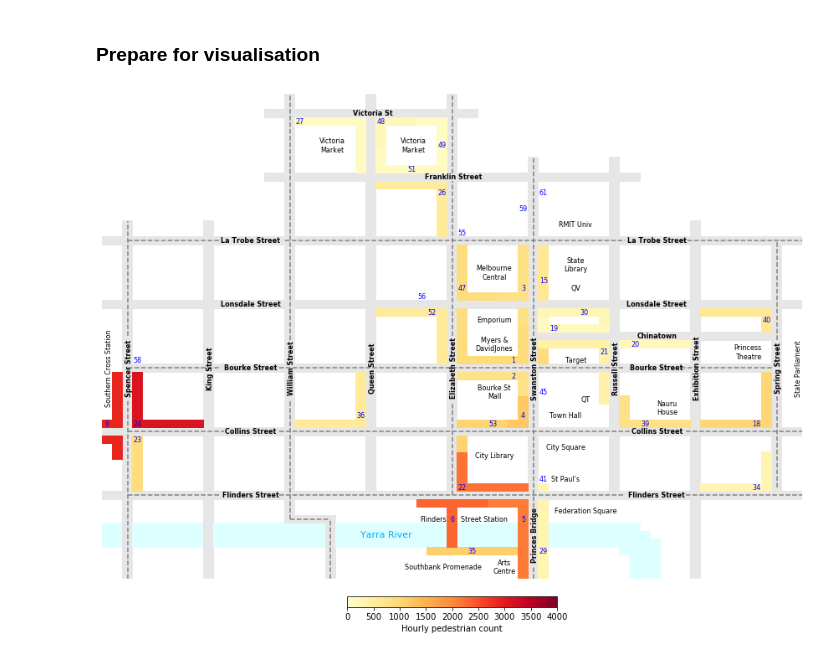
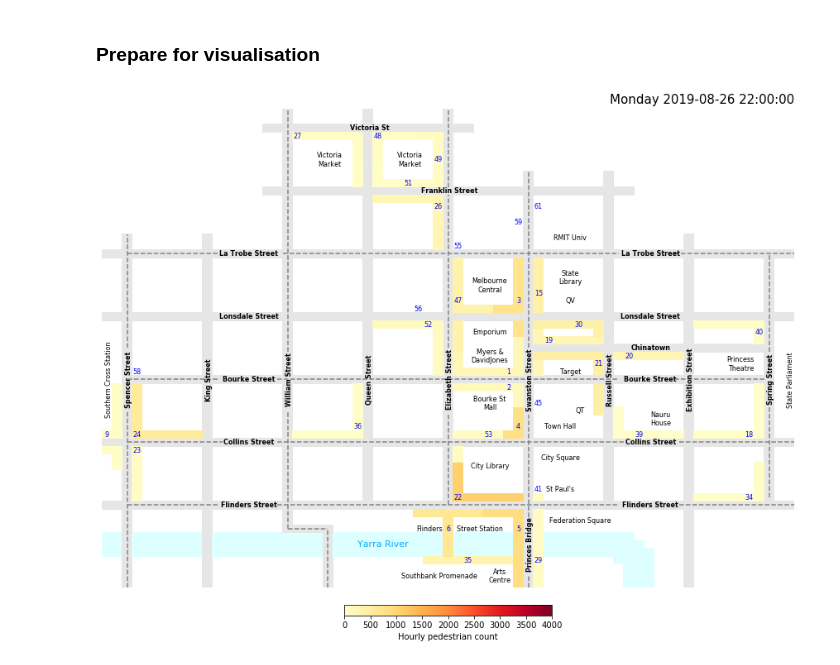
Before and after one commit to khairulomar/Melbourne_pedestrian, a Jupyter notebook: Melbourne_pedestrian.ipynb, the cells around one changed output. Cells and saved outputs as stored; diff of their text form; code cells hidden in the pictures.

```diff
--- a/Melbourne_pedestrian.ipynb
+++ b/Melbourne_pedestrian.ipynb
@@ -1478,19 +1480,19 @@ tram_lines_h = [[7.5,  18.5, 22.5],
                 [42.5,   18, 51.5],
                 [42.5,   57,   69]]
 
-tram_lines_v = [[ 2.5,    0, 22.5],
-                [ 2.5, 30.5,   45],
-                [18.5,  7.5, 22.5],
-                [18.5,   30,   61],
+tram_lines_v = [[ 2.5,    0,   23],
+                [ 2.5, 29.5,   45],
+                [18.5,  7.5,   23],
+                [18.5,   29.5, 61],
                 [22.5,    0,  7.5],
-                [34.5, 10.5,   22],
-                [34.5, 30.5,   50],
+                [34.5, 10.5,   23],
+                [34.5, 29.5,   50],
                 [34.5,   51,   61],
                 [42.5,    0,  1.5],
-                [42.5,    9,   22],
-                [42.5, 30.5,   53],
+                [42.5,    9,   23],
+                [42.5, 29.5,   53],
                 [66.5, 11.5,   23],
-                [66.5,   30, 42.5]]
+                [66.5, 29.5, 42.5]]
 # %%
 # Get sensor x,y coordinates location on grid map
 sensor_location = pd.read_excel('files/CBD_grid.xlsx', sheet_name='coverage')
@@ -1504,56 +1506,65 @@ sensor_names = sensor_names.set_index('sensor_id').sensor_description
 dfmodel = dfpredict.copy()
 dfmodel = dfmodel.iloc[:,:6]
 dfmodel = dfmodel.join(sensor_location, on='sensor_id')
+# %%
+dayname = {0:'Monday',1:'Tuesday',2:'Wednesday',3:'Thursday',4:'Friday',5:'Saturday','Sunday':6}
 # %%
-import matplotlib.pyplot as plt
-from matplotlib.colors import LinearSegmentedColormap
-
-# Select one point in time
-time = pd.to_datetime('2019082609', format='%Y%m%d%H', errors='ignore')
-
 # Select one sensor location
 sensor = 1
 
-# Populate np array with signal data for plotting
-dfsignal = dfmodel.loc[time]
-signal_data = np.empty((61, 69))
-signal_data[:] = np.nan
-for i in range(len(dfsignal)):
-    x, y, predict = dfsignal.iloc[i].x, dfsignal.iloc[i].y, dfsignal.iloc[i].test ## TEMPORARY: TO CHG TO PREDICT
-    signal_data[y][x] = predict
+# # Select one point in time
+# time = pd.to_datetime('2019082609', format='%Y%m%d%H', errors='ignore')
 
-# Plot base map
+# PLOT STATIC MAP ELEMENTS:
 fig, ax = plt.subplots(figsize=(15,13))
+# 1. Plot base map
 road_colors = LinearSegmentedColormap.from_list('road_colors',['#deffff','#e6e6e6'], N=2)
 base_map   = ax.pcolor(base_data, cmap=road_colors)
-
-# Plot signal map
-signal_map = ax.pcolor(signal_data, cmap='YlOrRd', vmin=0, vmax=4000)
-
-# Plot roads
+# 2. Plot roads
 for label in road_labels:
     plt.text(label[0]+0.65, label[1]+0.5, label[3], rotation=label[2],
              ha='center', va='center', fontsize=8, weight='bold')
-# Plot areas
+# 3. Plot area names
 for label in area_labels:
     plt.text(label[0]+0.65, label[1]+0.5, label[3], rotation=label[2],
              ha='center', va='center', fontsize=8)
-# Plot sensors
+# 4. Plot sensors names
 sensor_source = sensor_location[sensor_location['Sensor_img']==1]
 for s in range(len(sensor_source)):
         plt.text(sensor_source.iloc[s].x+0.5, sensor_source.iloc[s].y+0.5, sensor_source.index[s],
                  ha='center', va='center', fontsize=8, c='b')
-# Plot river name
+# 5. Plot river name
 plt.text(28, 5.5, 'Yarra River', ha='center', va='center', fontsize=11, c='#00acff')
-
-# Plot tram lines
+# 6. Plot tram lines
 for lines in tram_lines_v:
     plt.vlines(lines[0], lines[1], lines[2], ls='dashed', color='grey')
 for lines in tram_lines_h:
     plt.hlines(lines[0], lines[1], lines[2], ls='dashed', color='grey')
 
-# Legend
+# Sample: select hours of the day to show
+day0 = dfmodel.index.unique()[5:16]
+
+# Plot colorbar
+signal_data = np.empty((61, 69))
+signal_data[:] = np.nan
+signal_map = ax.pcolor(signal_data, cmap='YlOrRd', vmin=0, vmax=4000)
 fig.colorbar(signal_map, orientation='horizontal', pad=0.03, shrink=0.3, label='Hourly pedestrian count')
-ax.axis('off');
+
+# Iterate over time period
+for time in day0:
+    ax.set_title('{day} {dt}'.format(day=dayname[time.dayofweek], dt=time), loc='right', fontsize='15')
+    signal_data[:] = np.nan
+    # Populate np array with signal data for 1 hour
+    dfsignal = dfmodel.loc[time]
+    for i in range(len(dfsignal)):
+        x, y, predict = dfsignal.iloc[i].x, dfsignal.iloc[i].y, dfsignal.iloc[i].test ## TEMPORARY: TO CHG TO PREDICT
+        signal_data[y][x] = predict
+    # Plot signal map for 1 hour
+    sleep(0.1)
+    signal_map = ax.pcolor(signal_data, cmap='YlOrRd', vmin=0, vmax=4000)
+    ax.axis('off')
+    display(fig)
+    clear_output(wait=True)
+plt.show()
 # %% [output]
-[figure, old version]
+[figure, new version]
```
Also changed, not shown: parts of 8 cells of this notebook.
